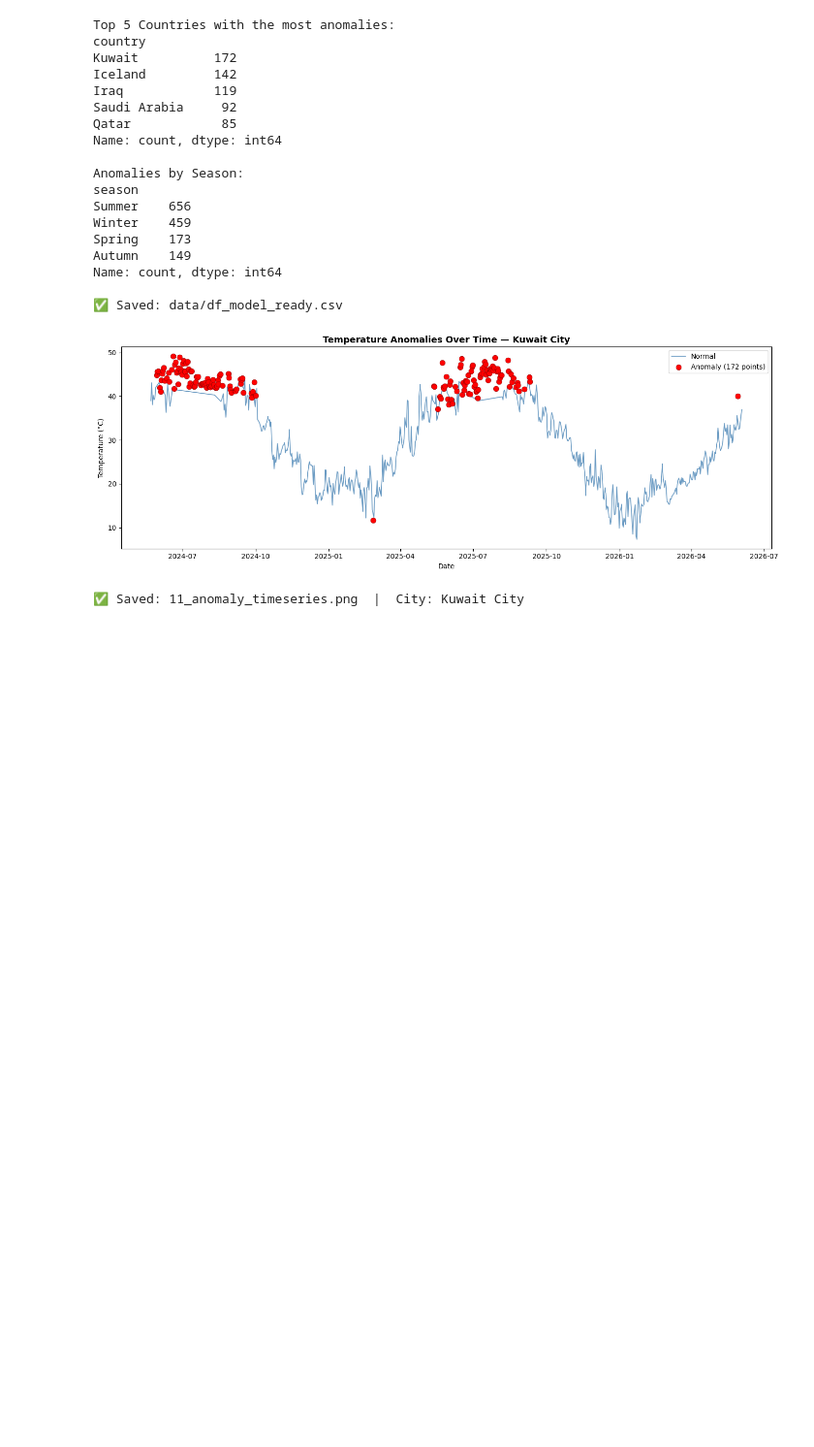
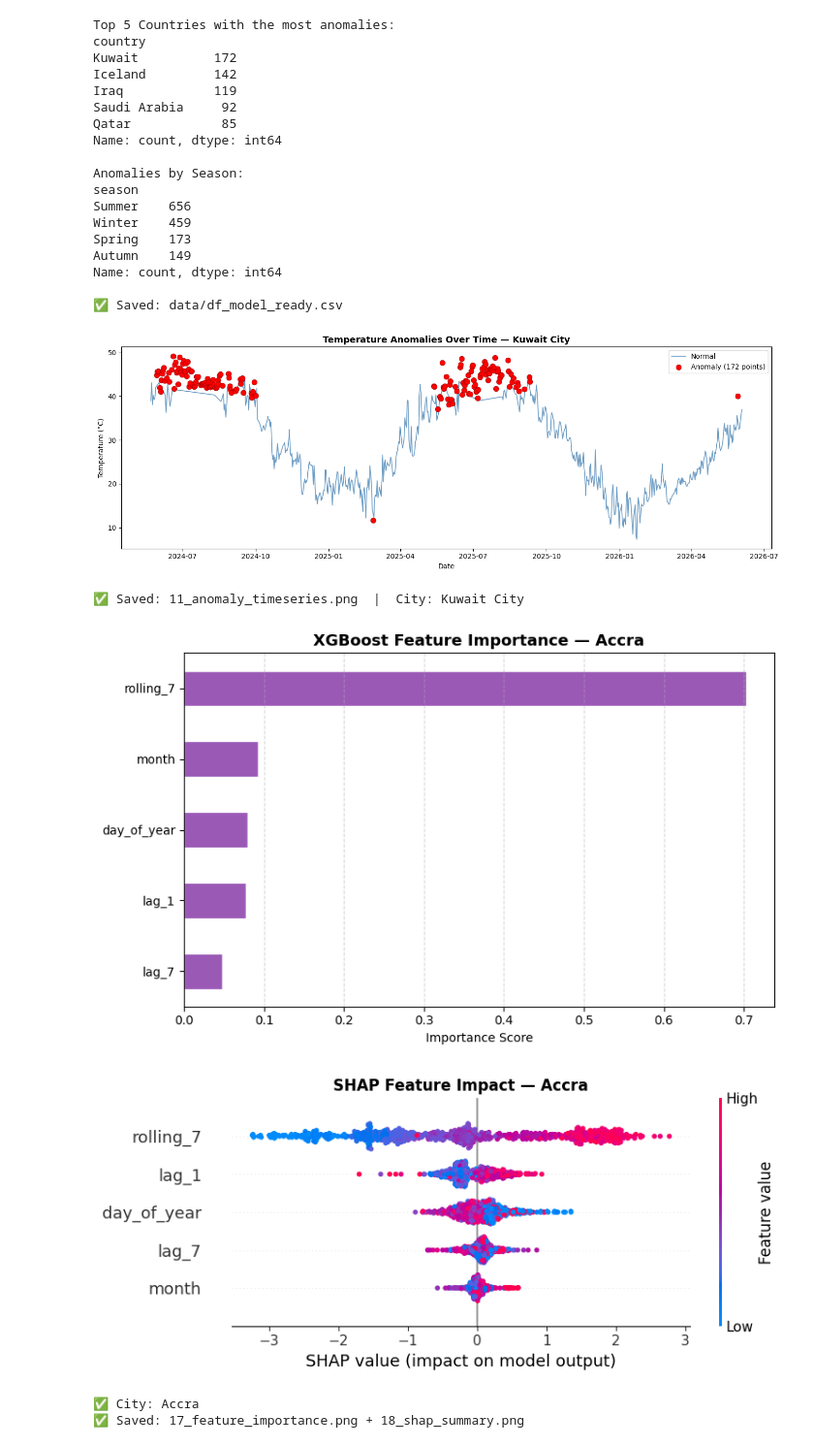
Before and after one commit to Rehaan-2006/weather-trend-forecasting, a Jupyter notebook: notebooks/04_advanced_analysis.ipynb, the cells around one changed output. Shown at 97% size. Cells and saved outputs as stored; diff of their text form; code cells hidden in the pictures; blank space fills up the shorter version.

Commit message:
Phase 8: Feature importance, SHAP, spatial analysis, geographical patterns, air quality

```diff
--- a/notebooks/04_advanced_analysis.ipynb
+++ b/notebooks/04_advanced_analysis.ipynb
@@ -120,3 +120,68 @@ print(f"✅ Saved: 11_anomaly_timeseries.png  |  City: {top_city}")
 # %% [output]
 [figure]
 ✅ Saved: 11_anomaly_timeseries.png  |  City: Kuwait City
+# %%
+import joblib
+import shap
+import pandas as pd
+import numpy as np
+import matplotlib.pyplot as plt
+import warnings
+warnings.filterwarnings('ignore')
+
+# --- Reload model and rebuild features ---
+xgb = joblib.load('../outputs/xgb_model.pkl')
+
+df = pd.read_csv('../data/df_model_ready.csv', parse_dates=['last_updated'])
+CITY = df.groupby('location_name').size().idxmax()
+
+city_daily = (
+    df[df['location_name'] == CITY]
+    .set_index('last_updated')['temperature_celsius']
+    .resample('D').mean()
+    .interpolate(method='linear')
+    .dropna()
+)
+
+def build_features(series):
+    d = pd.DataFrame({'y': series})
+    d['lag_1']     = d['y'].shift(1)
+    d['lag_7']     = d['y'].shift(7)
+    d['rolling_7'] = d['y'].shift(1).rolling(7).mean()
+    d['month']     = series.index.month
+    d['day_of_year'] = series.index.dayofyear
+    return d.dropna()
+
+FEATURE_COLS = ['lag_1', 'lag_7', 'rolling_7', 'month', 'day_of_year']
+all_feat = build_features(city_daily)
+
+#Plot 1: Built-in XGBoost feature importance
+importances = pd.Series(xgb.feature_importances_, index=FEATURE_COLS).sort_values()
+
+fig, ax = plt.subplots(figsize=(8, 5))
+importances.plot(kind='barh', ax=ax, color='#9B59B6', edgecolor='white')
+ax.set_title(f'XGBoost Feature Importance — {CITY}', fontweight='bold', fontsize=13)
+ax.set_xlabel('Importance Score')
+ax.grid(axis='x', linestyle='--', alpha=0.5)
+plt.tight_layout()
+plt.savefig('../outputs/17_feature_importance.png', dpi=150)
+plt.show()
+
+#Plot 2: SHAP Summary
+explainer  = shap.TreeExplainer(xgb)
+shap_vals  = explainer.shap_values(all_feat[FEATURE_COLS])
+
+plt.figure(figsize=(9, 5))
+shap.summary_plot(shap_vals, all_feat[FEATURE_COLS], show=False)
+plt.title(f'SHAP Feature Impact — {CITY}', fontweight='bold', fontsize=12)
+plt.tight_layout()
+plt.savefig('../outputs/18_shap_summary.png', dpi=150, bbox_inches='tight')
+plt.show()
+
+print(f"✅ City: {CITY}")
+print("✅ Saved: 17_feature_importance.png + 18_shap_summary.png")
+# %% [output]
+[figure, added]
+[figure, added]
+✅ City: Accra
+✅ Saved: 17_feature_importance.png + 18_shap_summary.png
```
Also changed, not shown: parts of 3 cells of this notebook.
